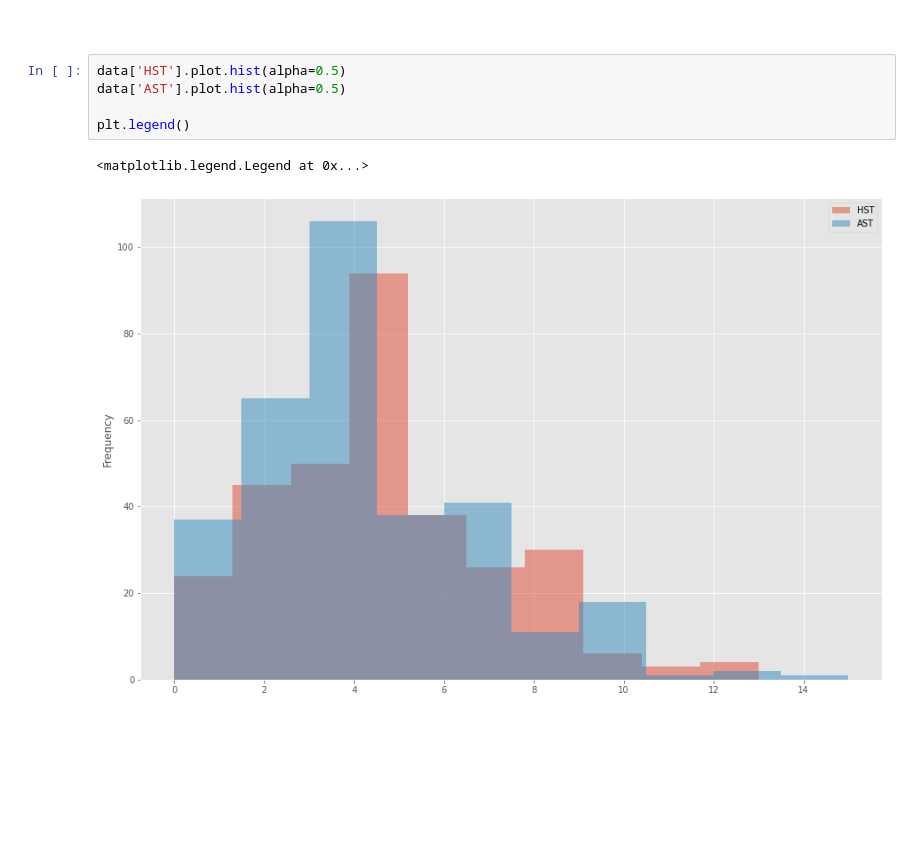
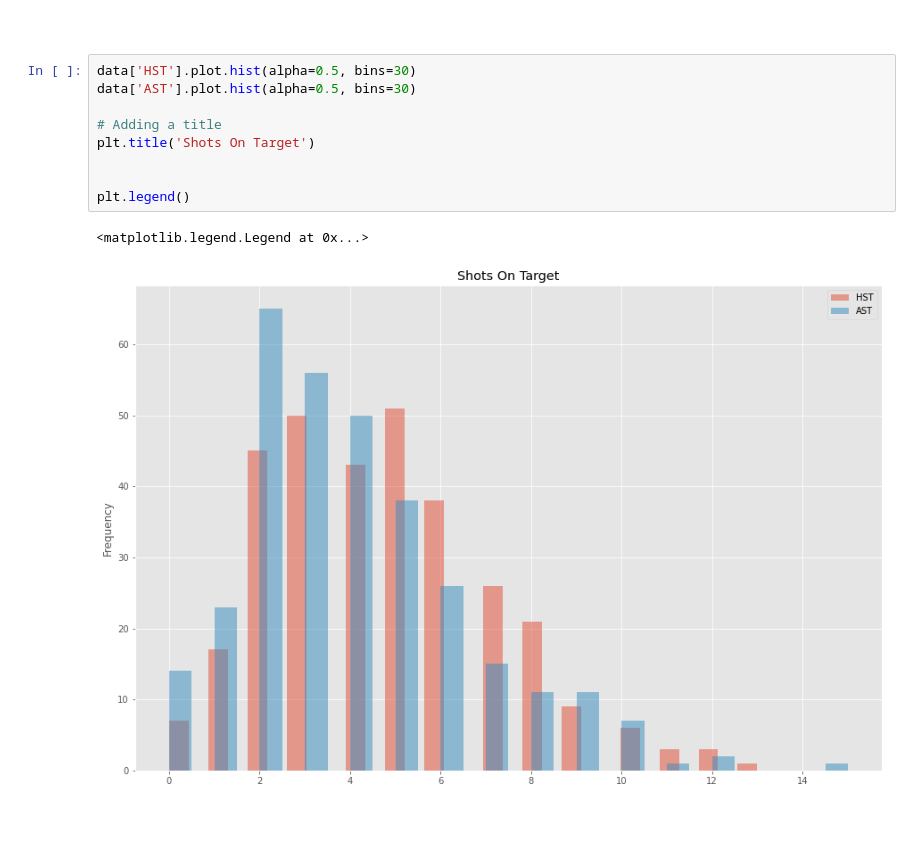
Before and after one commit to kmcd14/ProgrammingDA-project, a Jupyter notebook: data_sim.ipynb, the cells around one changed output. Saved outputs shown, nothing was run; the diff lists cells and outputs as text; blank space fills up the shorter version.

```diff
--- a/data_sim.ipynb
+++ b/data_sim.ipynb
@@ -583,13 +610,17 @@ data['AS'].mean()
 # %% [markdown]
 <br>
 # %%
-data['HST'].plot.hist(alpha=0.5)
-data['AST'].plot.hist(alpha=0.5)
+data['HST'].plot.hist(alpha=0.5, bins=30)
+data['AST'].plot.hist(alpha=0.5, bins=30)
+
+# Adding a title
+plt.title('Shots On Target')
+
 
 plt.legend()
 # %% [output]
 <matplotlib.legend.Legend at 0x...>
-[figure, old version]
+[figure, new version]
 # %% [markdown]
 <br>
 # %% [markdown]
```
Also changed, not shown: parts of 8 cells of this notebook.
